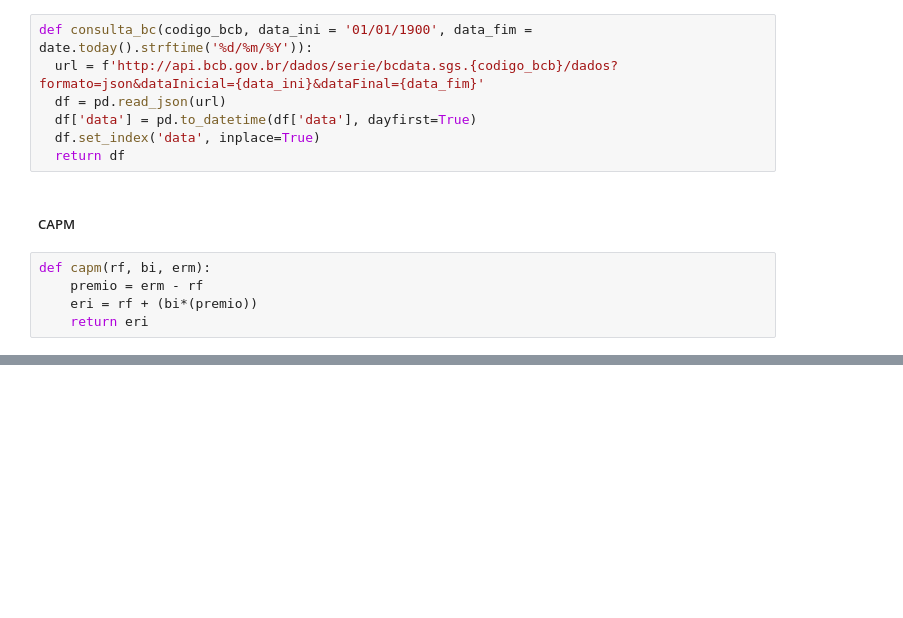
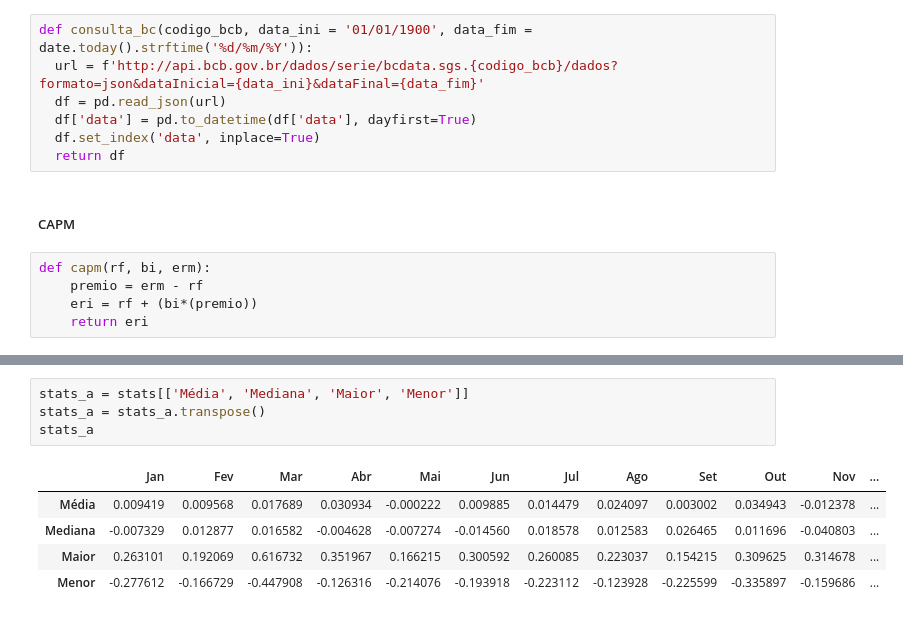
Before and after one commit to robsonperdigao/Global-Data, a Jupyter notebook: Main Functions.ipynb, the cells around one changed output, grey strips where cells are left out. Cells and saved outputs as stored; diff of their text form; blank space fills up the shorter version.

```diff
--- a/Main Functions.ipynb
+++ b/Main Functions.ipynb
@@ -27,0 +363,10 @@ def capm(rf, bi, erm):
+# %%
+stats_a = stats[['Média', 'Mediana', 'Maior', 'Menor']]
+stats_a = stats_a.transpose()
+stats_a
+# %% [output]
+|  | Jan | Fev | Mar | Abr | Mai | Jun | Jul | Ago | Set | Out | Nov | ... |
+| Média | 0.009419 | 0.009568 | 0.017689 | 0.030934 | -0.000222 | 0.009885 | 0.014479 | 0.024097 | 0.003002 | 0.034943 | -0.012378 | ... |
+| Mediana | -0.007329 | 0.012877 | 0.016582 | -0.004628 | -0.007274 | -0.014560 | 0.018578 | 0.012583 | 0.026465 | 0.011696 | -0.040803 | ... |
+| Maior | 0.263101 | 0.192069 | 0.616732 | 0.351967 | 0.166215 | 0.300592 | 0.260085 | 0.223037 | 0.154215 | 0.309625 | 0.314678 | ... |
+| Menor | -0.277612 | -0.166729 | -0.447908 | -0.126316 | -0.214076 | -0.193918 | -0.223112 | -0.123928 | -0.225599 | -0.335897 | -0.159686 | ... |
```
Also changed, not shown: parts of 28 cells of this notebook.
